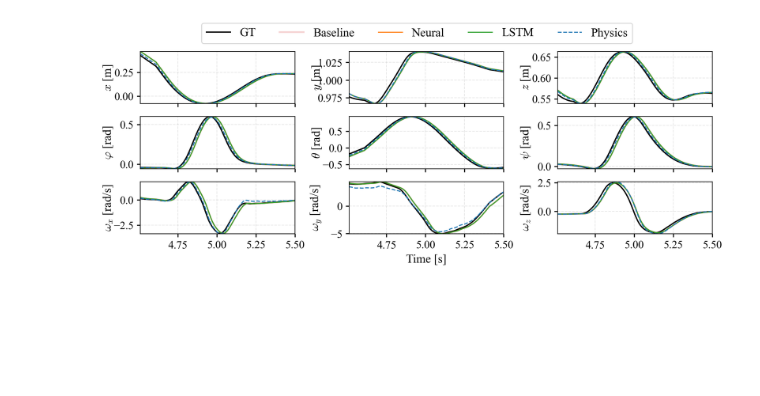
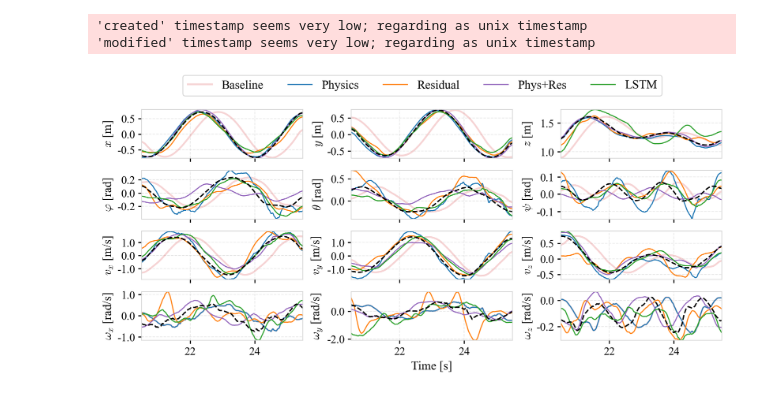
Before and after one commit to idsia-robotics/nanodrone-sysid-benchmark, a Jupyter notebook: results/model_comparison.ipynb, the cells around one changed output. Drawn from its saved outputs; the diff is of its cells as text; code cells hidden in the pictures; blank space fills up the shorter version.

Commit message:
general fixes and models

```diff
--- a/results/model_comparison.ipynb
+++ b/results/model_comparison.ipynb
@@ -256,9 +173,9 @@ def add_rotation_columns(df):
 # ---------------------------------------------------------
 # === Apply to all dataframes ===
 # ---------------------------------------------------------
-df_base, df_lstm, df_neur, df_phys = [
+df_base, df_lstm, df_neur, df_phys, df_res = [
     add_rotation_columns(df)
-    for df in [df_base, df_lstm, df_neur, df_phys]#, df_res]
+    for df in [df_base, df_lstm, df_neur, df_phys, df_res]
 ]
 # %%
 import numpy as np
@@ -297,6 +214,7 @@ def compute_errors(df, max_horizon):
       }
     """
     errs_pos = {}
+    errs_vel = {}
     errs_omega = {}
     errs_rot = {}
 
@@ -308,6 +226,12 @@ def compute_errors(df, max_horizon):
         min_len = min(len(true_pos), len(pred_pos))
         pos_err = np.linalg.norm(true_pos[:min_len] - pred_pos[:min_len], axis=1)
         errs_pos[h] = pos_err.mean()
+
+        true_vel = df[['vx','vy','vz']].shift(-h+1).dropna().values
+        pred_vel = np.vstack([df[f'{s}_pred_h{h}'].dropna().values for s in ['vx','vy','vz']]).T
+        min_len = min(len(true_vel), len(pred_vel))
+        vel_err = np.linalg.norm(true_vel[:min_len] - pred_vel[:min_len], axis=1)
+        errs_vel[h] = vel_err.mean()
 
         true_omega = df[['wx','wy','wz']].shift(-h+1).dropna().values
         pred_omega = np.vstack([df[f'{s}_pred_h{h}'].dropna().values for s in ['wx','wy','wz']]).T
@@ -327,6 +251,7 @@ def compute_errors(df, max_horizon):
 
     return {
         "pos": errs_pos,
+        "vel": errs_vel,
         "omega": errs_omega,
         "rot": errs_rot
     }
@@ -338,7 +263,7 @@ metrics_base  = compute_errors(df_base,  max_horizon)
 metrics_lstm  = compute_errors(df_lstm,  max_horizon)
 metrics_neur  = compute_errors(df_neur,  max_horizon)
 metrics_phys  = compute_errors(df_phys,  max_horizon)
-# metrics_res   = compute_errors(df_res,   max_horizon)
+metrics_res   = compute_errors(df_res,   max_horizon)
 # %%
 import matplotlib.pyplot as plt
 
@@ -402,4 +354,7 @@ plt.show()
 # %%
+from matplotlib.ticker import FormatStrFormatter
+
+
 def plot_multistate_predictions(h=50, N_start=0, N_end=None):
     """
     Create a 4x3 grid of time-series plots comparing true vs. predicted trajectories
@@ -413,7 +368,7 @@ def plot_multistate_predictions(h=50, N_start=0, N_end=None):
     state_names = [
         "x", "y", "z",
         "roll", "pitch", "yaw",
-        # "vx", "vy", "vz",
+        "vx", "vy", "vz",
         "wx", "wy", "wz"
     ]
 
@@ -421,12 +376,12 @@ def plot_multistate_predictions(h=50, N_start=0, N_end=None):
     state_labels = [
         [r"$x$ [m]", r"$y$ [m]", r"$z$ [m]"],
         [r'$\varphi$ [rad]', r'$\theta$ [rad]', r'$\psi$ [rad]'],
-        # [r"$v_x$ [m/s]", r"$v_y$ [m/s]", r"$v_z$ [m/s]"],
+        [r"$v_x$ [m/s]", r"$v_y$ [m/s]", r"$v_z$ [m/s]"],
         [r"$\omega_x$ [rad/s]", r"$\omega_y$ [rad/s]", r"$\omega_z$ [rad/s]"]
     ]
 
     # --- Figure setup ---
-    fig, axs = plt.subplots(3, 3, figsize=(12, 4), sharex=True, dpi=200)
+    fig, axs = plt.subplots(4, 3, figsize=(12, 5), sharex=True, dpi=200)
     t = df_base["t"].values
 
     for r in range(4):
@@ -441,55 +396,77 @@ def plot_multistate_predictions(h=50, N_start=0, N_end=None):
 
             # --- Smoothed signals ---
             neur = df_neur[pred_col][N_start:N_end].rolling(20, min_periods=1, center=True).mean()
-            # res  = df_res[pred_col][N_start:N_end].rolling(10, min_periods=1, center=True).mean()
+            res  = df_res[pred_col][N_start:N_end].rolling(20, min_periods=1, center=True).mean()
             lstm = df_lstm[pred_col][N_start:N_end].rolling(20, min_periods=1, center=True).mean()
             base = df_base[pred_col][N_start:N_end].rolling(20, min_periods=1, center=True).mean()
             phys = df_phys[pred_col][N_start:N_end].rolling(20, min_periods=1, center=True).mean()
             true = df_base[state][N_start + h:N_end + h].rolling(20, min_periods=1, center=True).mean()
 
             # --- Plot ---
-            ax.plot(t[N_start + h:N_end + h], true, 'k-', label='GT', linewidth=1.5)
             ax.plot(t[N_start + h:N_end + h], base, '-', color='tab:red', label='Baseline', linewidth=2, alpha=0.2)
-            # ax.plot(t[N_start + h:N_end + h], res, '-', color='tab:purple', label='Residual', linewidth=1.2)
-            ax.plot(t[N_start + h:N_end + h], neur, '-', color='tab:orange', label='Neural', linewidth=1.2)
+            ax.plot(t[N_start + h:N_end + h], phys, '-', color='tab:blue', label='Physics', linewidth=1.2)
+            ax.plot(t[N_start + h:N_end + h], neur, '-', color='tab:orange', label='Residual', linewidth=1.2)
+            ax.plot(t[N_start + h:N_end + h], res, '-', color='tab:purple', label='Phys+Res', linewidth=1.2)
             ax.plot(t[N_start + h:N_end + h], lstm, '-', color='tab:green', label='LSTM', linewidth=1.2)
-            ax.plot(t[N_start + h:N_end + h], phys, '--', color='tab:blue', label='Physics', linewidth=1.2)
+            ax.plot(t[N_start + h:N_end + h], true, 'k--', label='GT', linewidth=1.5)
 
             # --- Aesthetics ---
             ax.set_ylabel(state_labels[r][c], fontsize=14, labelpad=10)
             ax.grid(True, alpha=0.3)
 
+            ax.yaxis.set_major_formatter(FormatStrFormatter('%.1f'))
+
+            # Light grey axis box (same as torque-y)
+            for spine in ax.spines.values():
+                spine.set_edgecolor("lightgray")
+
             # make tick numbers bigger
             ax.tick_params(labelsize=13, width=1.2, length=4)
 
-            if (r == 2) and (c == 1):
+            if (r == 3) and (c == 1):
                 ax.set_xlabel("Time [s]", fontsize=14)
 
     # --- Align y-labels properly ---
     fig.align_ylabels(axs[:, 0])
 
     # --- Shared legend (like 2nd figure) ---
     handles, labels = [], []
     for ax in axs.flat:
         h, l = ax.get_legend_handles_labels()
         for handle, label in zip(h, l):
             if label not in labels:
                 handles.append(handle)
                 labels.append(label)
 
-    fig.legend(handles, labels, loc='upper center', ncols=6,
-               bbox_to_anchor=(0.5, 1), fontsize=14, frameon=True)
+    # fig.legend(handles, labels, loc='upper center', ncols=6,
+    #            bbox_to_anchor=(0.5, 1), fontsize=14, frameon=True)
 
     labelx = -0.17  # axes coords
 
     for ax in axs.flat:
         ax.yaxis.set_label_coords(labelx, 0.5)
 
-    plt.subplots_adjust(top=0.86, bottom=0.12, hspace=0.25, wspace=0.35)
+    plt.subplots_adjust(top=0.86, bottom=0.12, hspace=0.25, wspace=0.3)
 
-    # plt.savefig('new_lineplots_models.pdf', bbox_inches='tight')
+    # Reorder legend so Baseline is FIRST
+    legend_order = ["Baseline", "Physics", "Residual", "Phys+Res", "LSTM"]
+    legend_handles = [handles[labels.index(m)] for m in legend_order]
+
+    fig.legend(
+    legend_handles, legend_order,
+    loc="upper center",
+    ncols=6,
+    bbox_to_anchor=(0.5, .99),
+    fontsize=14
+    )
+
+    plt.savefig('new_lineplots_models.pdf', bbox_inches='tight')
     plt.show()
 
-plot_multistate_predictions(h=1, N_start=450, N_end=550)
+N_start = 2000
+N_end = N_start + 500
+plot_multistate_predictions(h=50, N_start=N_start, N_end=N_end)
 # %% [output]
+'created' timestamp seems very low; regarding as unix timestamp
+'modified' timestamp seems very low; regarding as unix timestamp
-[figure, old version]
+[figure, new version]
```
Also changed, not shown: parts of 6 cells of this notebook, 52 other files.
